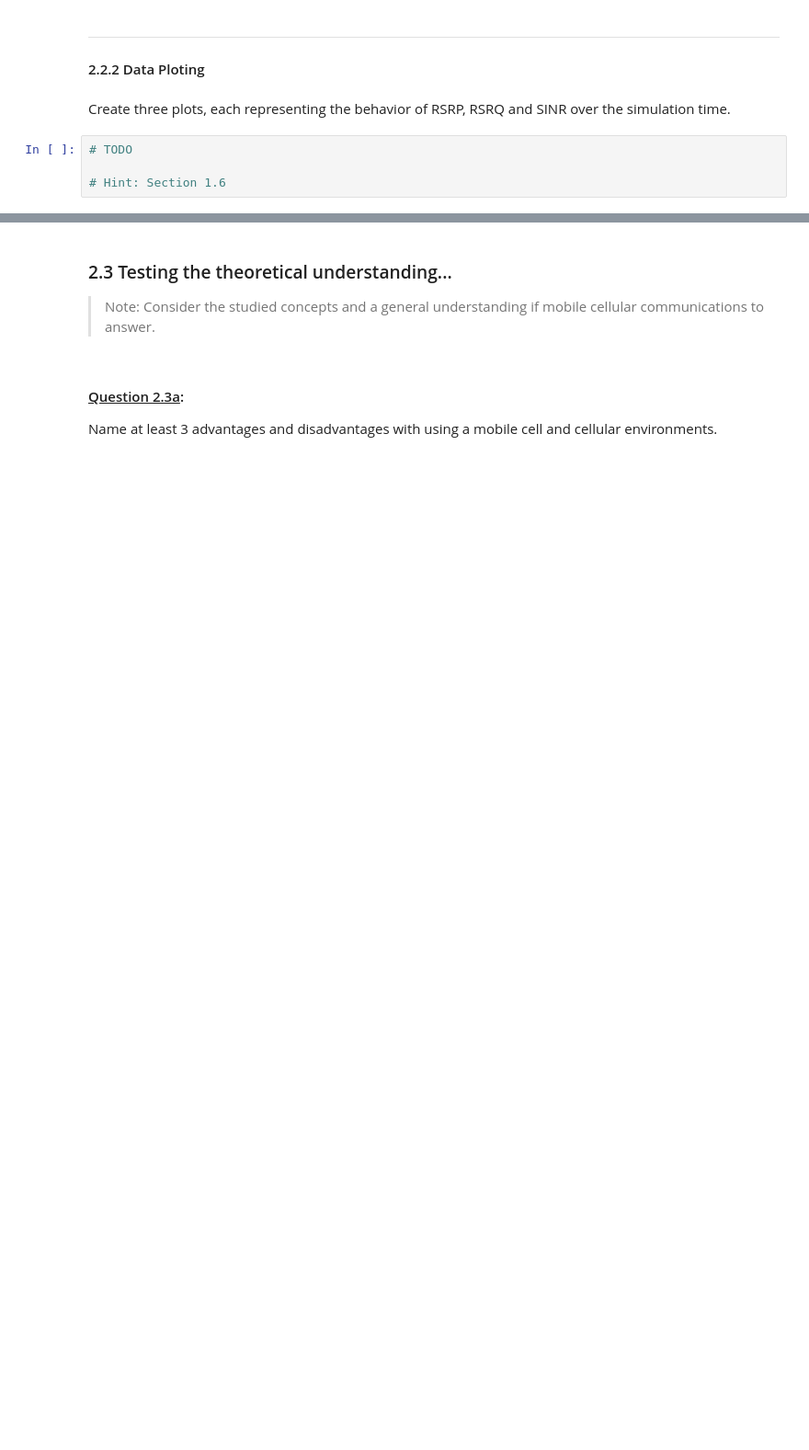
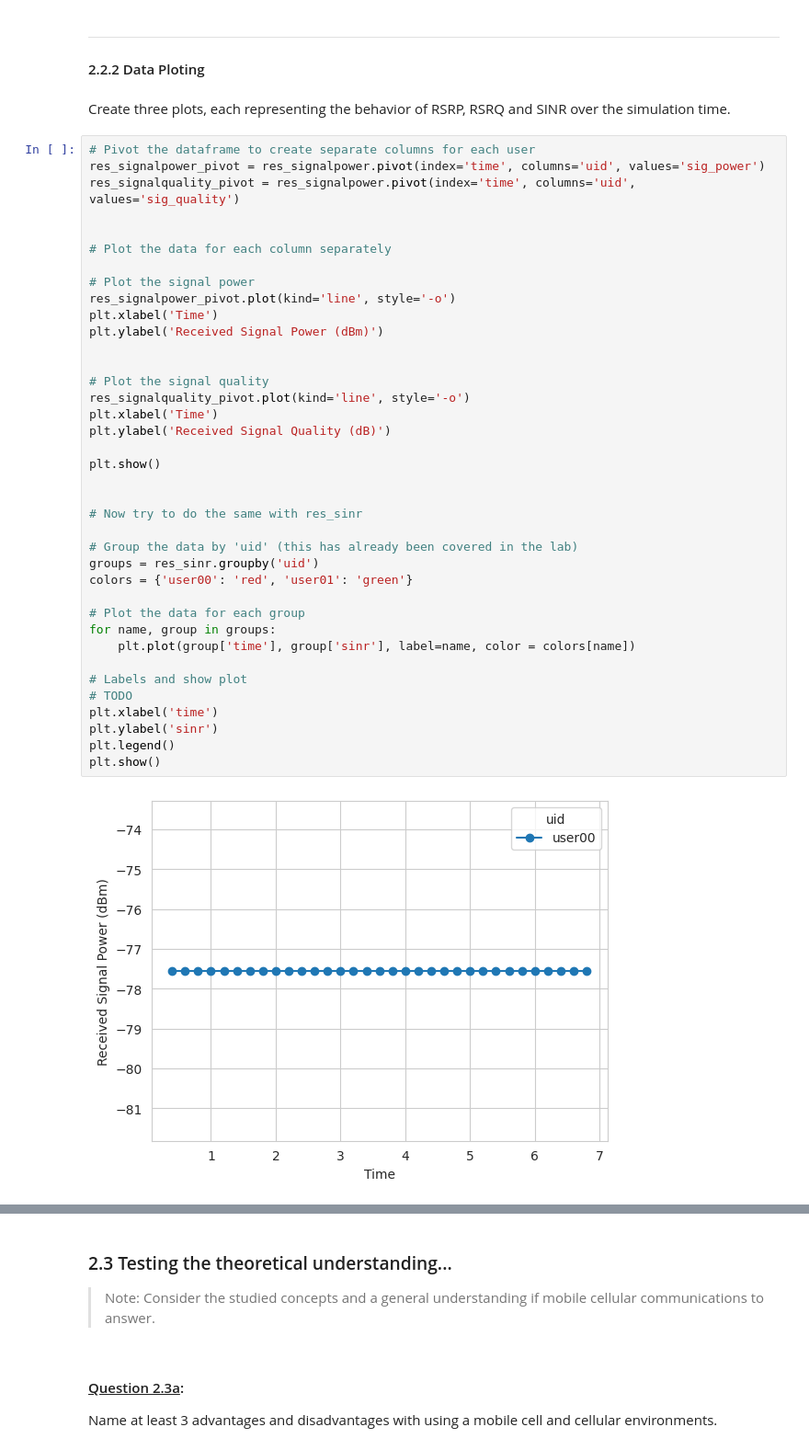
Before and after one commit to AndyRamb/ttm4133-G, a Jupyter notebook: lab0- tutorial/lab0.ipynb, the cells around one changed output, grey strips where cells are left out. Shown: that part at 92% size. Saved outputs shown, nothing was run; the diff lists cells and outputs as text; blank space fills up the shorter version.

```diff
--- a/lab0- tutorial/lab0.ipynb
+++ b/lab0- tutorial/lab0.ipynb
@@ -799,7 +787,43 @@ df_without_time = res_sinr.drop(columns=['time'])
 #### 2.2.2 Data Ploting
 # %% [markdown]
 Create three plots, each representing the behavior of RSRP, RSRQ and SINR over the simulation time.
-# %%
-# TODO
-
-# Hint: Section 1.6
+# %%
+# Pivot the dataframe to create separate columns for each user
+res_signalpower_pivot = res_signalpower.pivot(index='time', columns='uid', values='sig_power')
+res_signalquality_pivot = res_signalpower.pivot(index='time', columns='uid', values='sig_quality')
+
+
+# Plot the data for each column separately
+
+# Plot the signal power
+res_signalpower_pivot.plot(kind='line', style='-o')
+plt.xlabel('Time')
+plt.ylabel('Received Signal Power (dBm)')
+
+
+# Plot the signal quality
+res_signalquality_pivot.plot(kind='line', style='-o')
+plt.xlabel('Time')
+plt.ylabel('Received Signal Quality (dB)')
+
+plt.show()
+
+
+# Now try to do the same with res_sinr
+
+# Group the data by 'uid' (this has already been covered in the lab)
+groups = res_sinr.groupby('uid')
+colors = {'user00': 'red', 'user01': 'green'}
+
+# Plot the data for each group
+for name, group in groups:
+    plt.plot(group['time'], group['sinr'], label=name, color = colors[name])
+
+# Labels and show plot
+# TODO
+plt.xlabel('time')
+plt.ylabel('sinr')
+plt.legend()
+plt.show()
+# %% [output]
+[figure, added]
```
Also changed, not shown: parts of 10 cells of this notebook.
